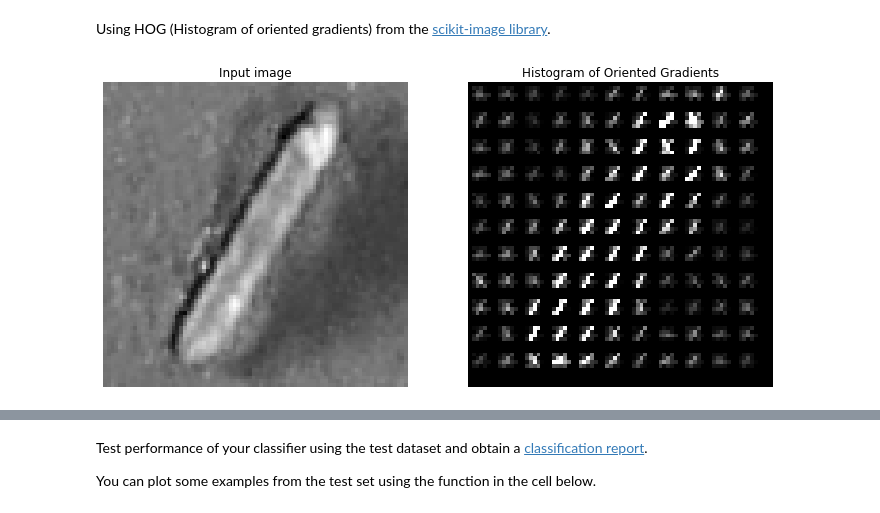
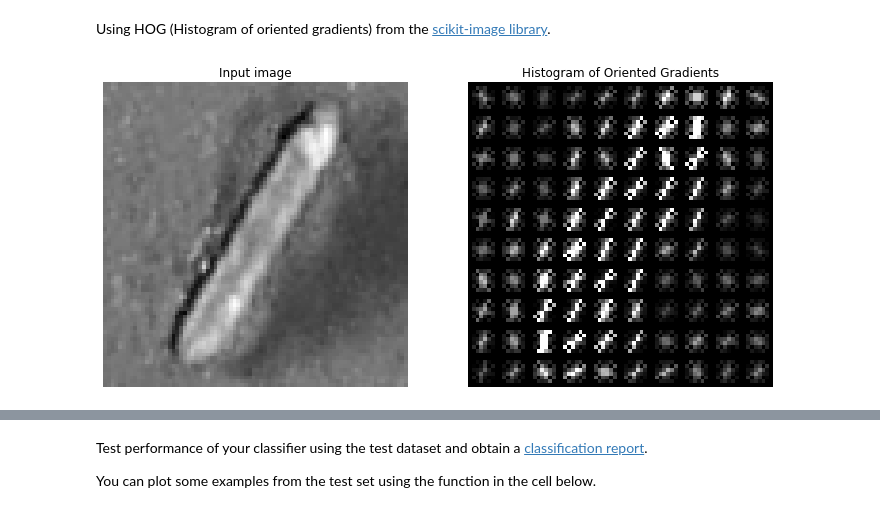
Before and after one commit to comaraDOTcom/machine-vision, a Jupyter notebook: classical/Etivity_assignment1.ipynb, the cells around one changed output, grey strips where cells are left out. Drawn from its saved outputs; the diff is of its cells as text; code cells hidden in the pictures.

```diff
--- a/classical/Etivity_assignment1.ipynb
+++ b/classical/Etivity_assignment1.ipynb
@@ -151,23 +151,23 @@ Using HOG (Histogram of oriented gradients) from the [scikit-image library](http
 # %%
 
 image = np.reshape(X_train[1010,0:n*n], (n, n))
 
 
-fd, hog_image = feature.hog(image, pixels_per_cell=(7,7), cells_per_block=(1, 1), visualize=True)
+fd, hog_image = feature.hog(image, orientations = 12, pixels_per_cell=(8,8), cells_per_block=(3, 3), visualize=True)
 
 fig, (ax1, ax2) = plt.subplots(1, 2, figsize=(12, 8), sharex=True, sharey=True)
 
 ax1.axis('off')
 ax1.imshow(image, cmap=plt.cm.gray)
 ax1.set_title('Input image')
 
 # Rescale histogram for better display
 hog_image_rescaled = exposure.rescale_intensity(hog_image, in_range=(0, 10))
 
 ax2.axis('off')
 ax2.imshow(hog_image_rescaled, cmap=plt.cm.gray)
 ax2.set_title('Histogram of Oriented Gradients')
 plt.show()
 # %% [output]
-[figure, old version]
+[figure, new version]
 # %%
```
Also changed, not shown: parts of 18 cells of this notebook.
